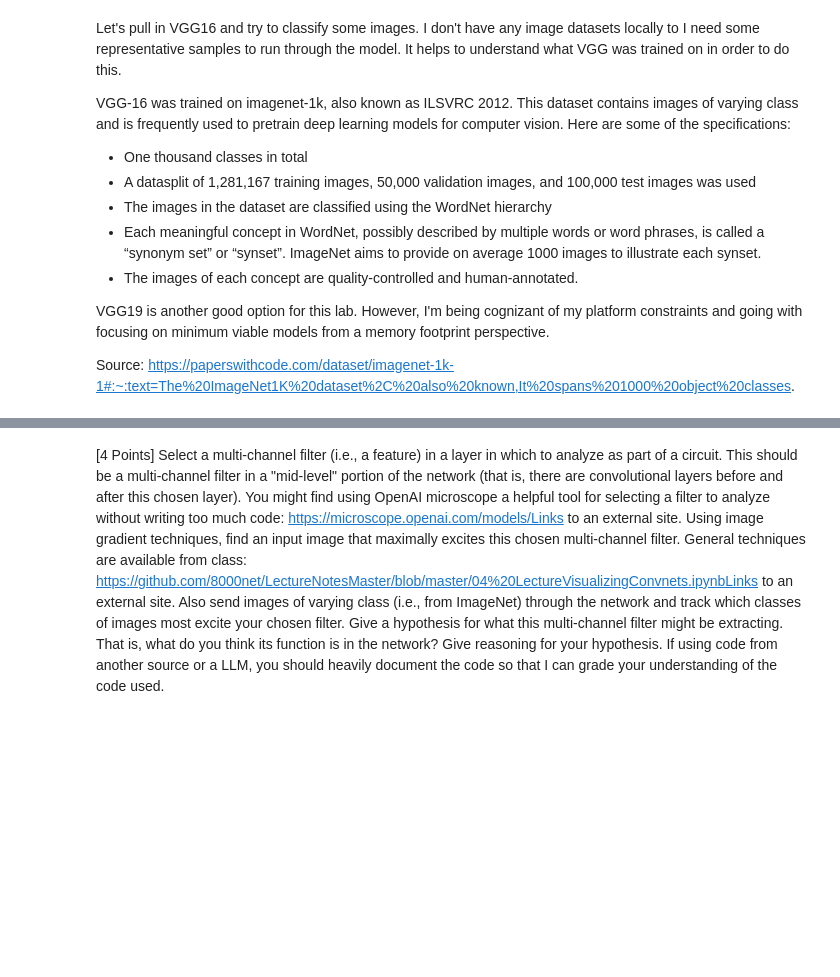
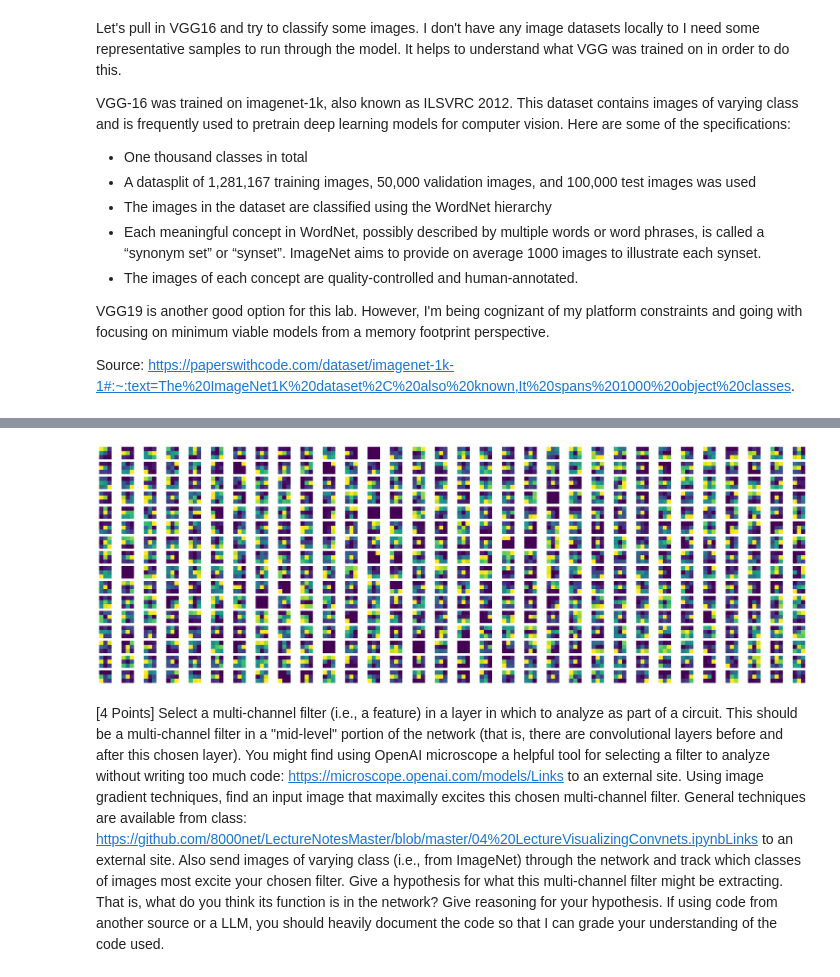
Before and after one commit to cphchip/cs8321_code, a Jupyter notebook: Lab 3/Henderson_48996654_Lab_3.ipynb, the cells around one changed output, grey strips where cells are left out. Cells and saved outputs as stored; diff of their text form; code cells hidden in the pictures; blank space fills up the shorter version.

```diff
--- a/Lab 3/Henderson_48996654_Lab_3.ipynb
+++ b/Lab 3/Henderson_48996654_Lab_3.ipynb
@@ -103,3 +243,24 @@ Next, I'm going to be looking at which layer to study for this lab. To start, it
+# %%
+import matplotlib.pyplot as plt
+from skimage.transform import resize
+
+plt.subplots(figsize=(30, 10))
+
+for filter in range(512):
+    ax = plt.subplot(16, 32, filter + 1)
+    channel = block5_conv1[0, :, :, filter]
+    scaled_channel = resize(channel, (channel.shape[0] // 4, channel.shape[1] // 4))
+    plt.grid(False)
+    plt.imshow(
+        prepare_image_for_display(scaled_channel, norm_type='std'),
+        # aspect='auto',
+    )
+    ax.axis('off')
+
+
+plt.show()
+# %% [output]
+[figure, added]
 # %% [markdown]
 [4 Points] Select a multi-channel filter (i.e., a feature) in a layer in which to analyze as part of a circuit. This should be a multi-channel filter in a "mid-level" portion of the network (that is, there are convolutional layers before and after this chosen layer). You might find using OpenAI microscope a helpful tool for selecting a filter to analyze without writing too much code: https://microscope.openai.com/models/Links to an external site.
 Using image gradient techniques, find an input image that maximally excites this chosen multi-channel filter. General techniques are available from class: https://github.com/8000net/LectureNotesMaster/blob/master/04%20LectureVisualizingConvnets.ipynbLinks to an external site.
```
Also changed, not shown: parts of 13 cells of this notebook.
